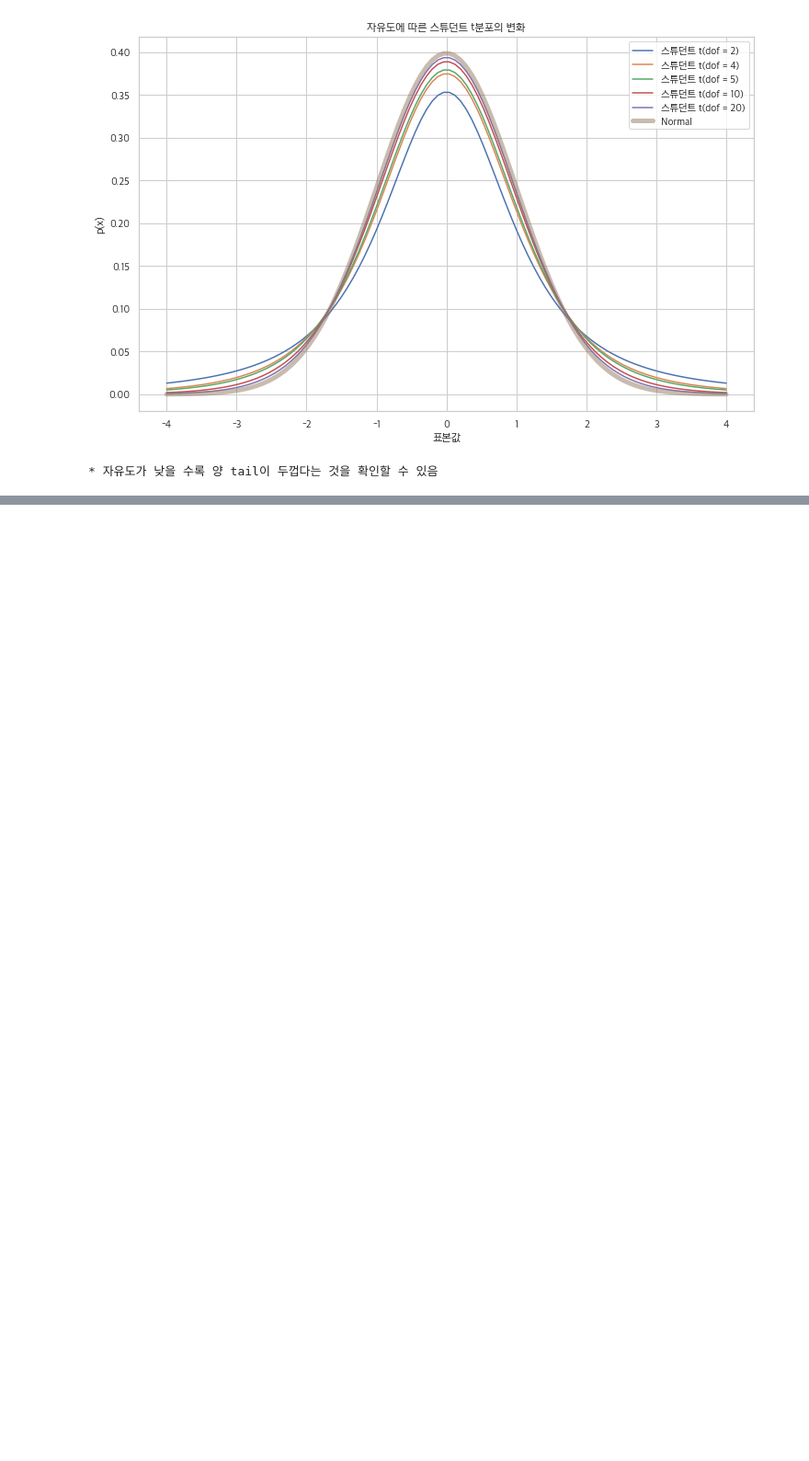
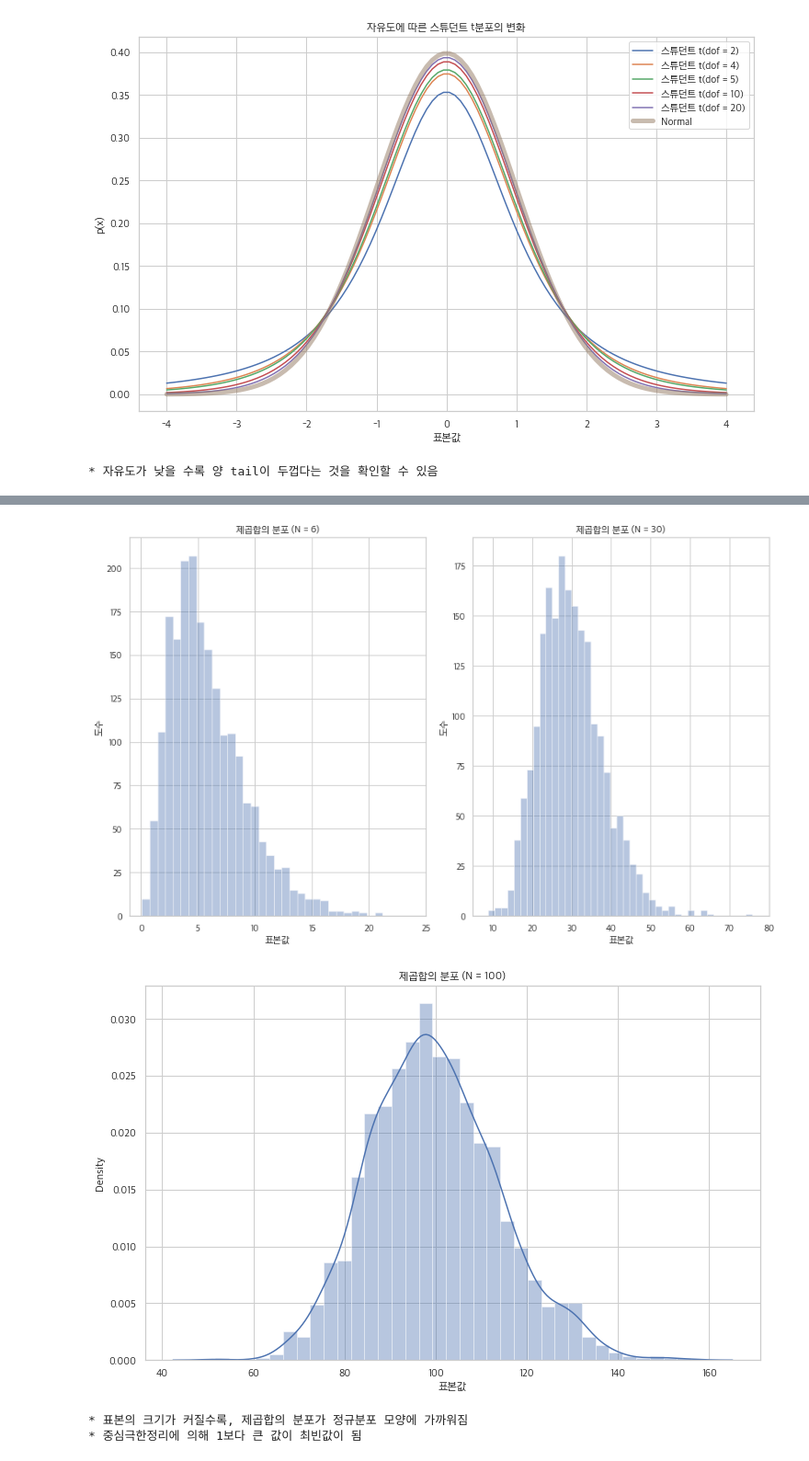
Before and after one commit to wooseok1152/python-data_science_school, a Jupyter notebook: data_science_school_example_script.ipynb, the cells around one changed output, grey strips where cells are left out. Shown at 92% size. Drawn from its saved outputs; the diff is of its cells as text; code cells hidden in the pictures; blank space fills up the shorter version.

```diff
--- a/data_science_school_example_script.ipynb
+++ b/data_science_school_example_script.ipynb
@@ -3402,0 +3476,54 @@ plt.show()
+# %%
+# 표본의 크기에 따른 제곱합의 분포 확인2
+
+np.random.seed(0)
+
+rv = sp.stats.norm()
+
+plt.figure(figsize = (12, 7.5))
+
+plt.subplot(1, 2, 1)
+x = rv.rvs((2000, 6))      # 표본의 크기 : 6
+                           # 표본 2000개 생성
+t = (x ** 2).sum(axis = 1)
+sns.distplot(t, kde = False)
+plt.xlim(-1, 25)
+# plt.ylim(0, 800)
+plt.title("제곱합의 분포 (N = 6)")
+plt.xlabel("표본값")
+plt.ylabel("도수")
+
+plt.subplot(1, 2, 2)
+x = rv.rvs((2000, 30))      # 표본의 크기 : 30
+                            # 표본 2000개 생성
+
+t = (x ** 2).sum(axis = 1)
+sns.distplot(t, kde = False)
+plt.xlim(5, 80)
+# plt.ylim(0, 800)
+plt.title("제곱합의 분포 (N = 30)")
+plt.xlabel("표본값")
+plt.ylabel("도수")
+
+plt.tight_layout()
+plt.show()
+
+plt.figure(figsize = (12, 7.5))
+x = rv.rvs((2000, 100))      # 표본의 크기 : 100
+                             # 표본 2000개 생성
+
+t = (x ** 2).sum(axis = 1)
+sns.distplot(t, kde = True)
+# plt.xlim(5, 80)
+# plt.ylim(0, 800)
+plt.title("제곱합의 분포 (N = 100)")
+plt.xlabel("표본값")
+plt.show()
+
+print("* 표본의 크기가 커질수록, 제곱합의 분포가 정규분포 모양에 가까워짐")
+print("* 중심극한정리에 의해 1보다 큰 값이 최빈값이 됨")
+# %% [output]
+[figure, added]
+[figure, added]
+* 표본의 크기가 커질수록, 제곱합의 분포가 정규분포 모양에 가까워짐
+* 중심극한정리에 의해 1보다 큰 값이 최빈값이 됨
```
Also changed, not shown: parts of 4 cells of this notebook.
